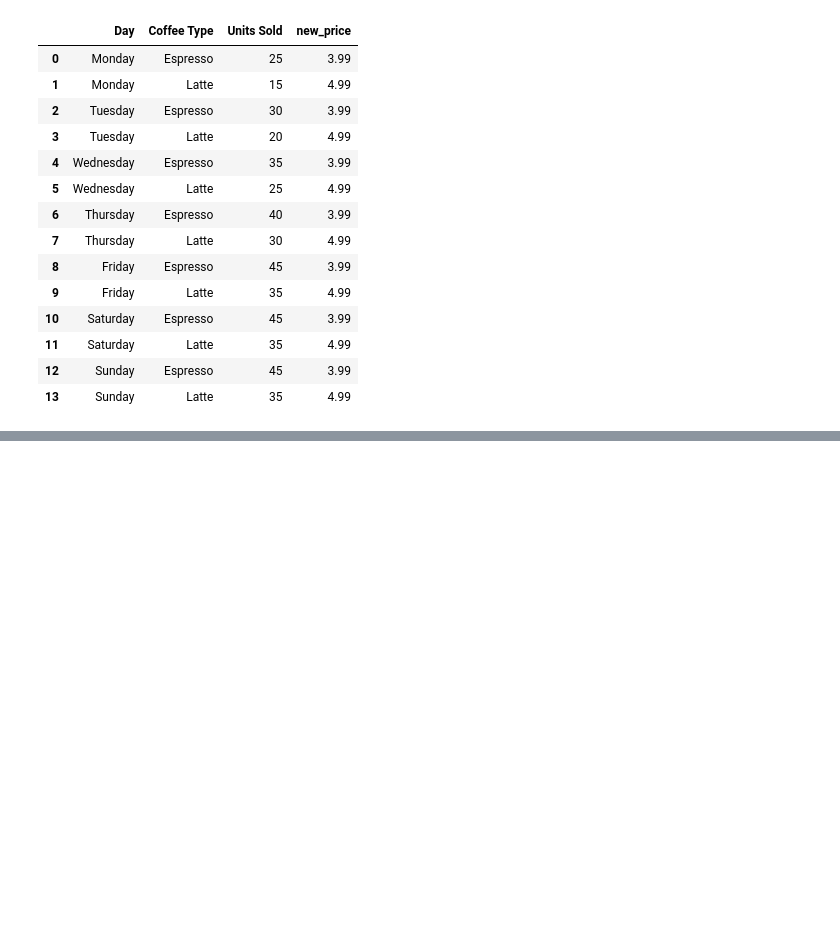
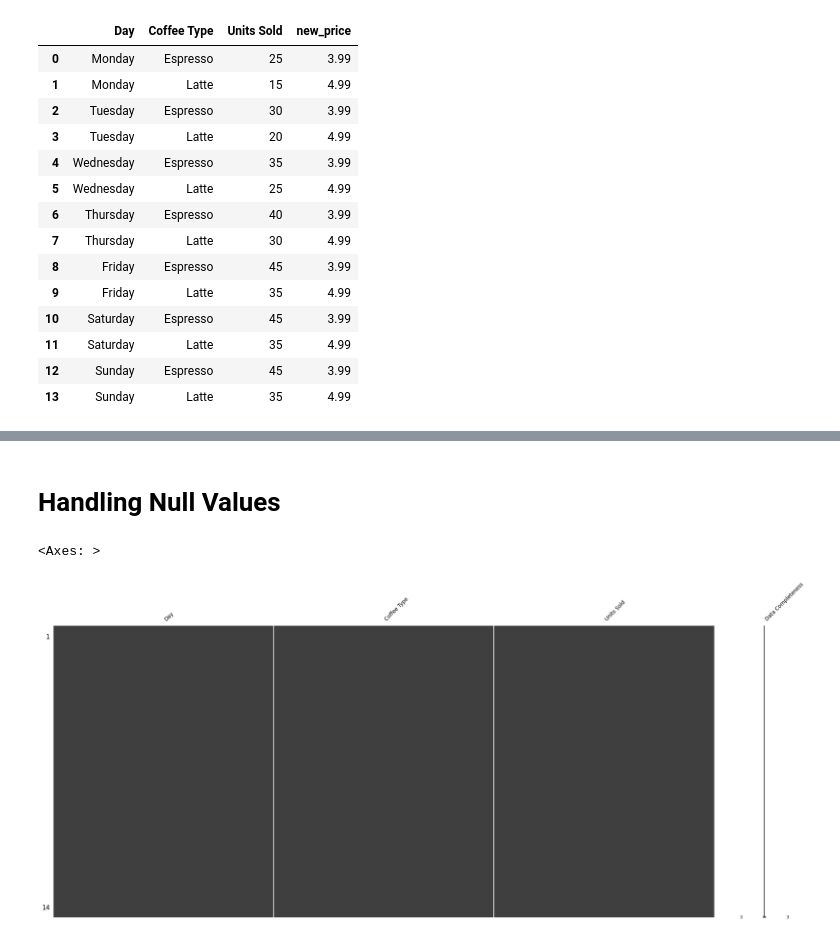
Before and after one commit to Mariam-Elghazaly/DEPIMariam, a Jupyter notebook: learning/Pandas/pan.ipynb, the cells around one changed output, grey strips where cells are left out. Drawn from its saved outputs; the diff is of its cells as text; code cells hidden in the pictures; blank space fills up the shorter version.

```diff
--- a/learning/Pandas/pan.ipynb
+++ b/learning/Pandas/pan.ipynb
@@ -717,0 +1143,7 @@ coffee
+# %% [markdown]
+# Handling Null Values
+# %%
+missingno.matrix(coffee, labels= True, fontsize= 10)
+# %% [output]
+<Axes: >
+[figure, added]
```
Also changed, not shown: parts of 69 cells of this notebook, 11 other files.
